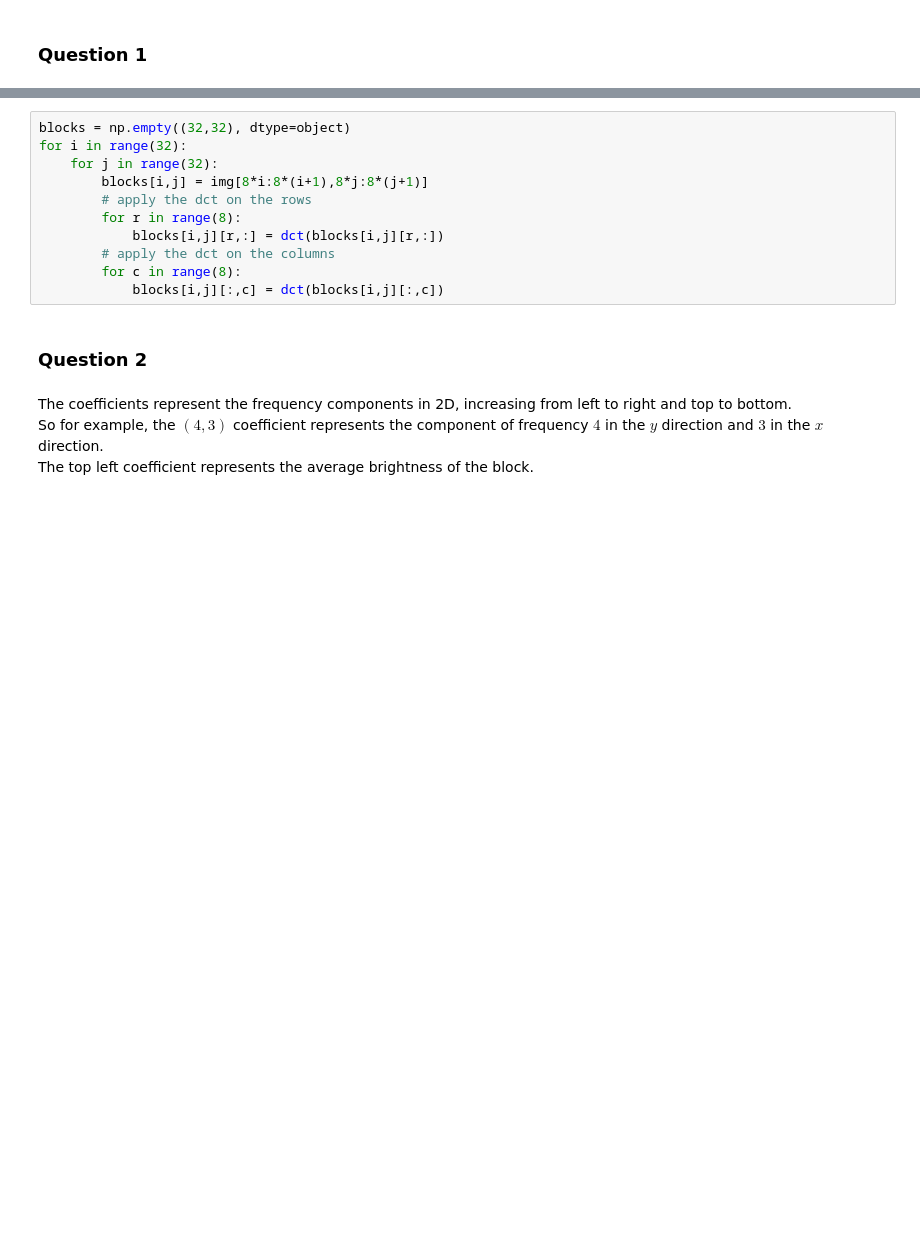
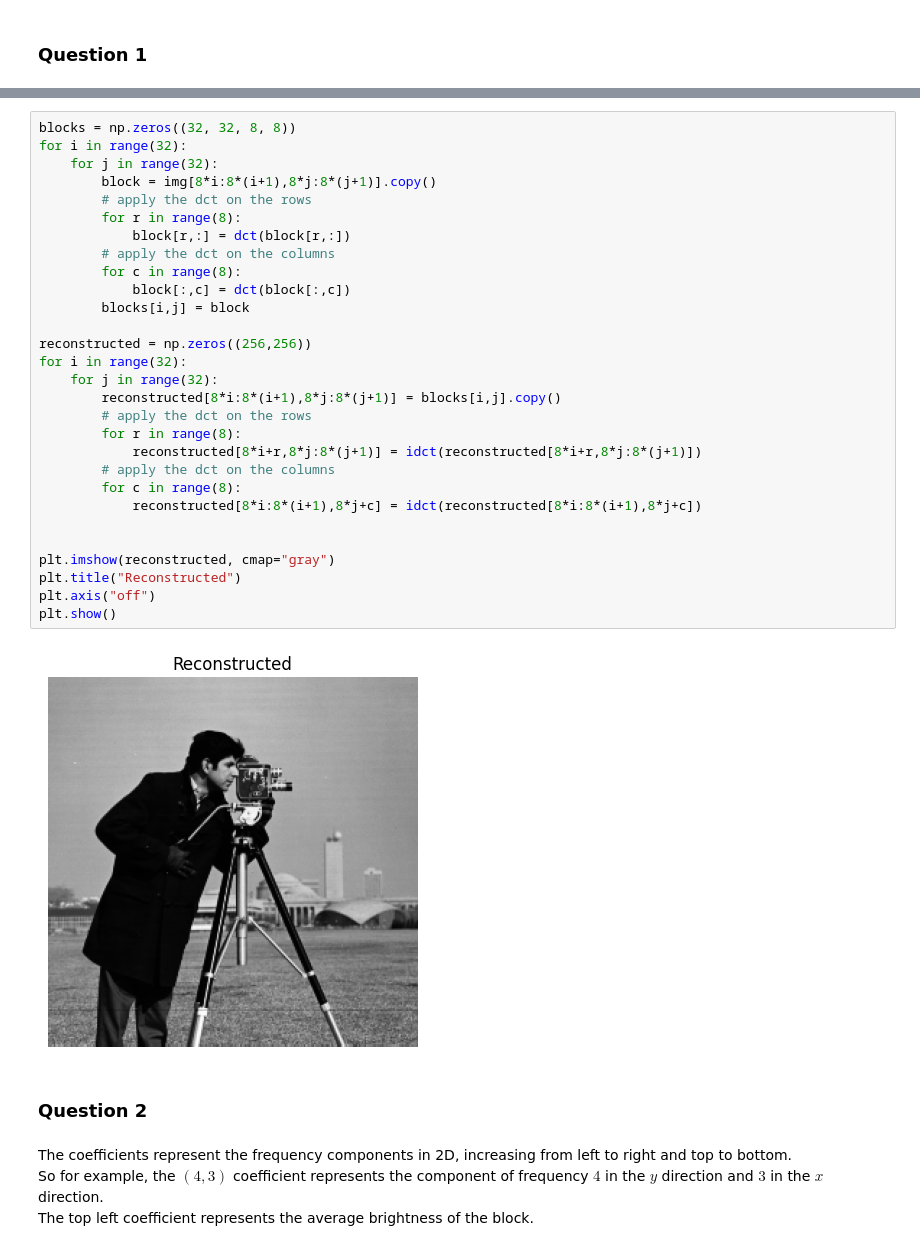
Before and after one commit to Basile-Mouret/Signal-and-Image-Processing-Lab, a Jupyter notebook: Lab3.ipynb, the cells around one changed output, grey strips where cells are left out. Cells and saved outputs as stored; diff of their text form; blank space fills up the shorter version.

```diff
--- a/Lab3.ipynb
+++ b/Lab3.ipynb
@@ -58,14 +248,34 @@ plt.show()
 # %%
-blocks = np.empty((32,32), dtype=object)
+blocks = np.zeros((32, 32, 8, 8))
 for i in range(32):
     for j in range(32):
-        blocks[i,j] = img[8*i:8*(i+1),8*j:8*(j+1)]
+        block = img[8*i:8*(i+1),8*j:8*(j+1)].copy()
         # apply the dct on the rows
         for r in range(8):
-            blocks[i,j][r,:] = dct(blocks[i,j][r,:])
+            block[r,:] = dct(block[r,:])
         # apply the dct on the columns
         for c in range(8):
-            blocks[i,j][:,c] = dct(blocks[i,j][:,c])
+            block[:,c] = dct(block[:,c])
+        blocks[i,j] = block
+
+reconstructed = np.zeros((256,256))
+for i in range(32):
+    for j in range(32):
+        reconstructed[8*i:8*(i+1),8*j:8*(j+1)] = blocks[i,j].copy()
+        # apply the dct on the rows
+        for r in range(8):
+            reconstructed[8*i+r,8*j:8*(j+1)] = idct(reconstructed[8*i+r,8*j:8*(j+1)])
+        # apply the dct on the columns
+        for c in range(8):
+            reconstructed[8*i:8*(i+1),8*j+c] = idct(reconstructed[8*i:8*(i+1),8*j+c])
+
+
+plt.imshow(reconstructed, cmap="gray")
+plt.title("Reconstructed")
+plt.axis("off")
+plt.show()
+# %% [output]
+[figure, added]
 # %% [markdown]
 ### Question 2
 # %% [markdown]
```
Also changed, not shown: parts of 11 cells of this notebook.
